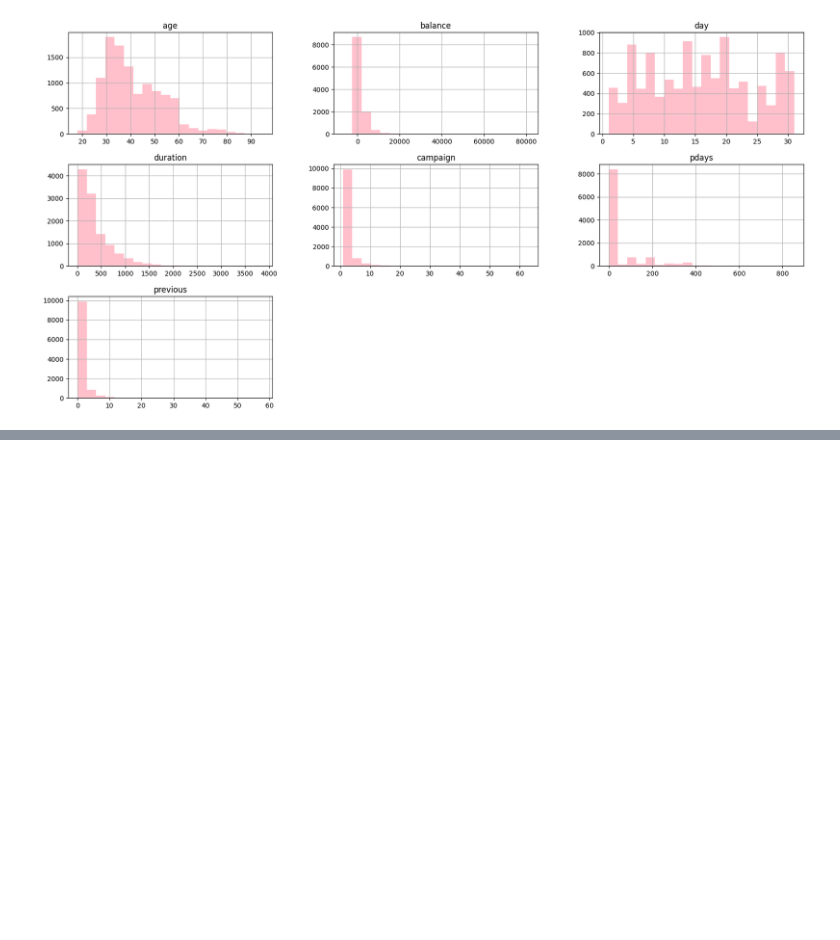
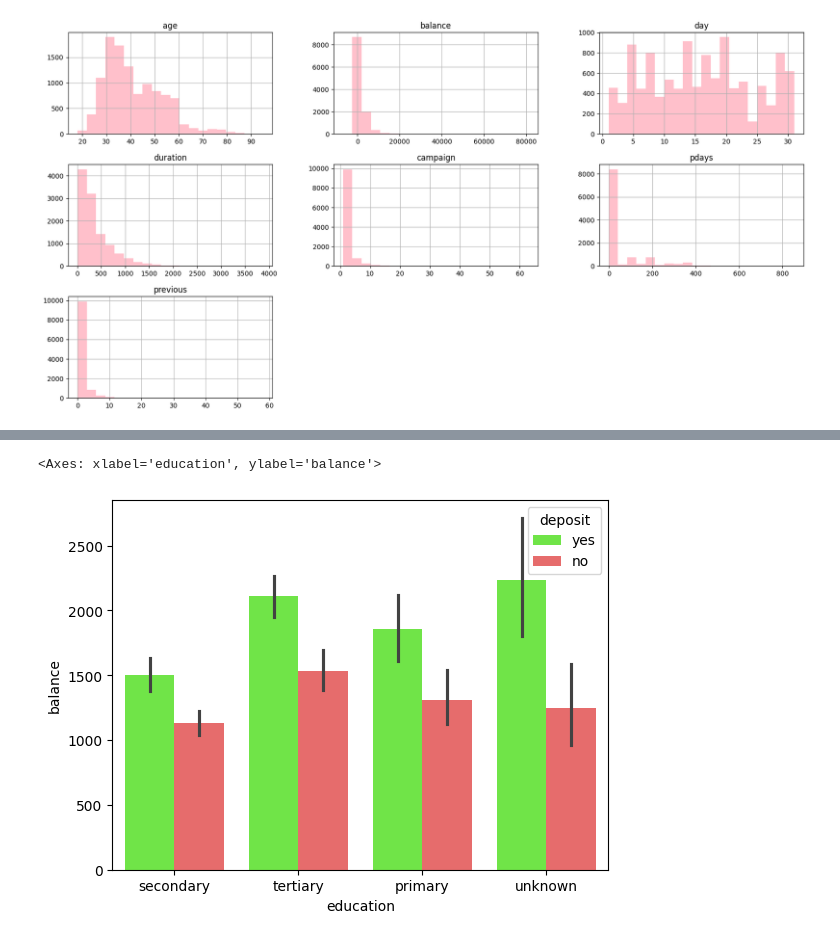
Before and after one commit to mkopanik/Bank_marketing, a Jupyter notebook: bank_marketing.ipynb, the cells around one changed output, grey strips where cells are left out. Cells and saved outputs as stored; diff of their text form; code cells hidden in the pictures; blank space fills up the shorter version.

```diff
--- a/bank_marketing.ipynb
+++ b/bank_marketing.ipynb
@@ -127,0 +139,5 @@ plt.show()
+# %%
+sns.barplot(x='education',y='balance',hue='deposit',palette=["#64FE2E", "#FA5858"], data=df)
+# %% [output]
+<Axes: xlabel='education', ylabel='balance'>
+[figure, added]
```
Also changed, not shown: parts of 5 cells of this notebook.
